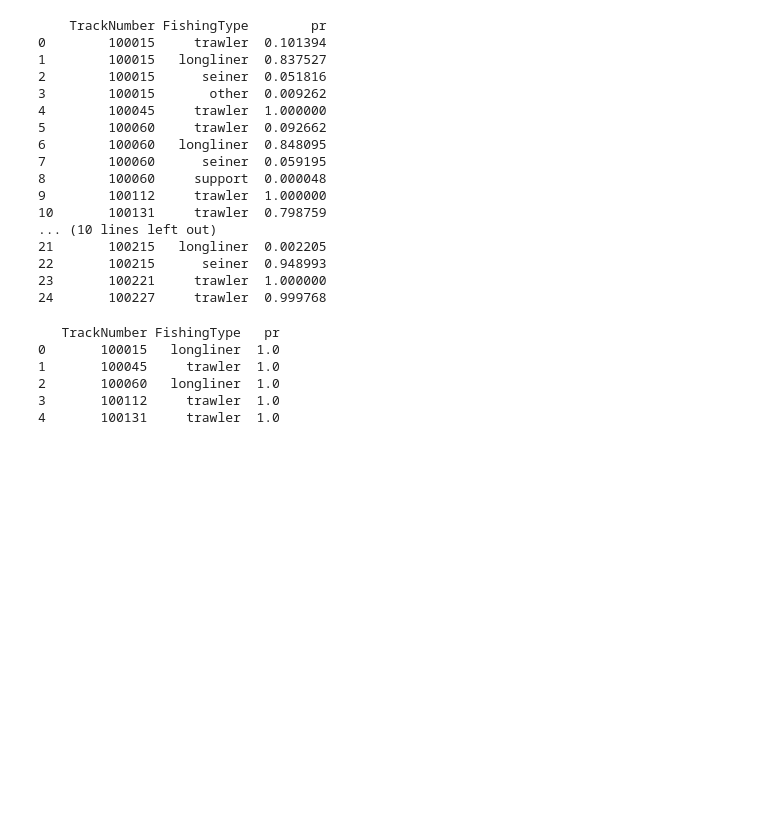
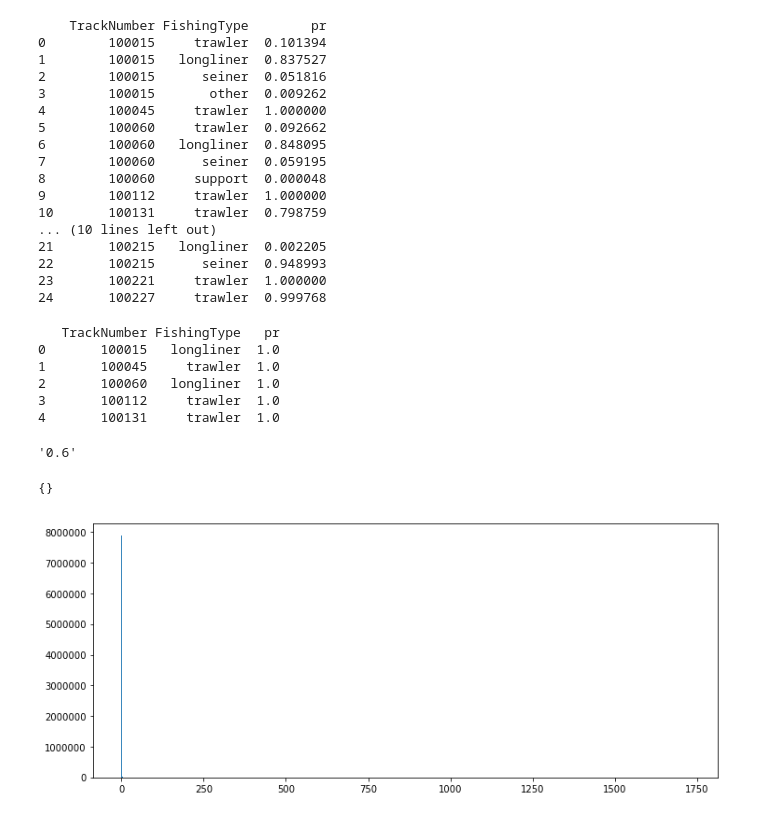
Before and after one commit to SorokinV/TopCoder-2017-08-FishMen2, a Jupyter notebook: Jupyter-NET/Fish-Exp-01-XGB.ipynb, the cells around one changed output. Saved outputs shown, nothing was run; the diff lists cells and outputs as text; code cells hidden in the pictures; blank space fills up the shorter version.

```diff
--- a/Jupyter-NET/Fish-Exp-01-XGB.ipynb
+++ b/Jupyter-NET/Fish-Exp-01-XGB.ipynb
@@ -761,3 +948,18 @@ print(test_r[['TrackNumber','FishingType','pr']].head())
 2       100060   longliner  1.0
 3       100112     trawler  1.0
 4       100131     trawler  1.0
+# %%
+##test_yy = xgbmodel.predict(mtest, pred_contribs=True)
+xgb.__version__
+# %% [output]
+'0.6'
+# %%
+xgbmodel.attributes()
+# %% [output]
+{}
+# %%
+bbins = [aa for aa in range(49)] + [max(trainAll.hTime.max(),trainAll.hTime.max(),)+1.0]
+# %%
+plt.figure(figsize=(12,5)); hh, bb, _ = plt.hist(trainAll.hTime,bins=bbins); plt.show()
+# %% [output]
+[figure, added]
```
Also changed, not shown: parts of 45 cells of this notebook, 1 other file.
